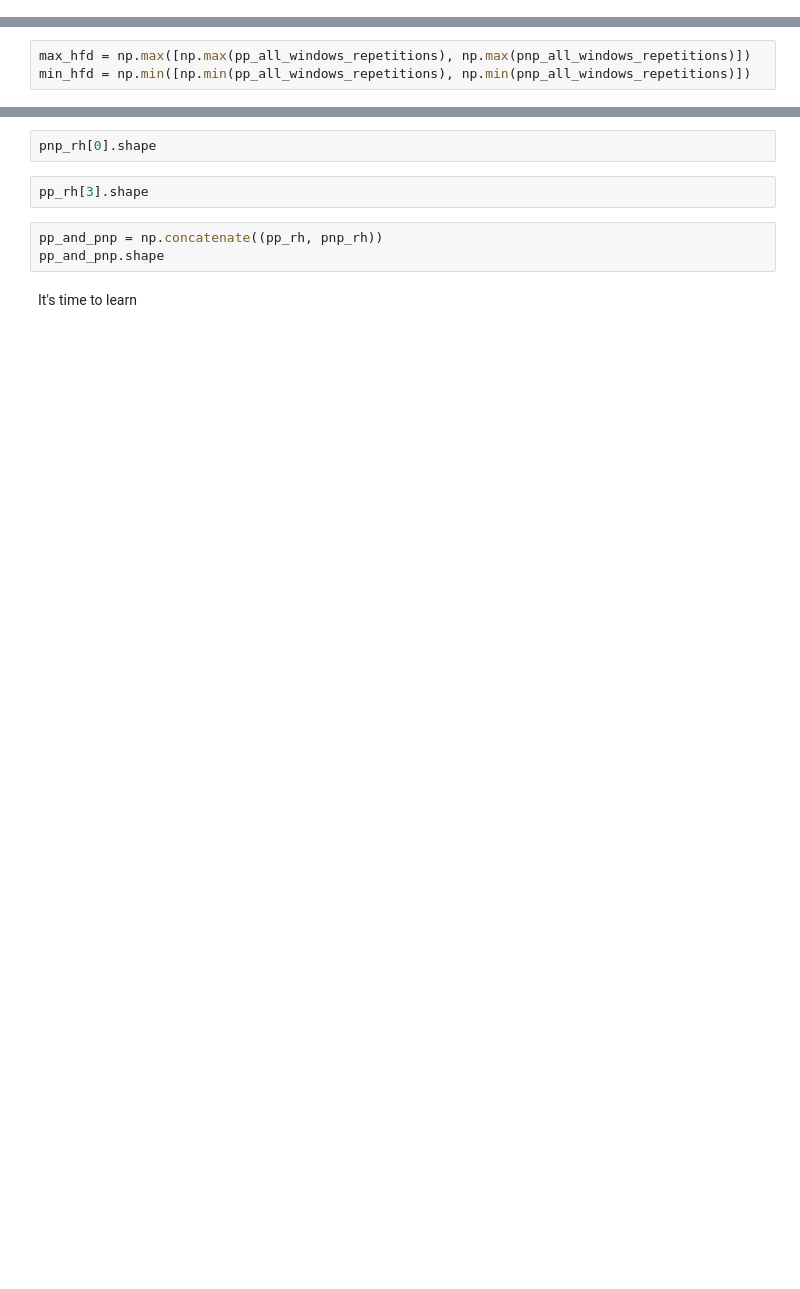
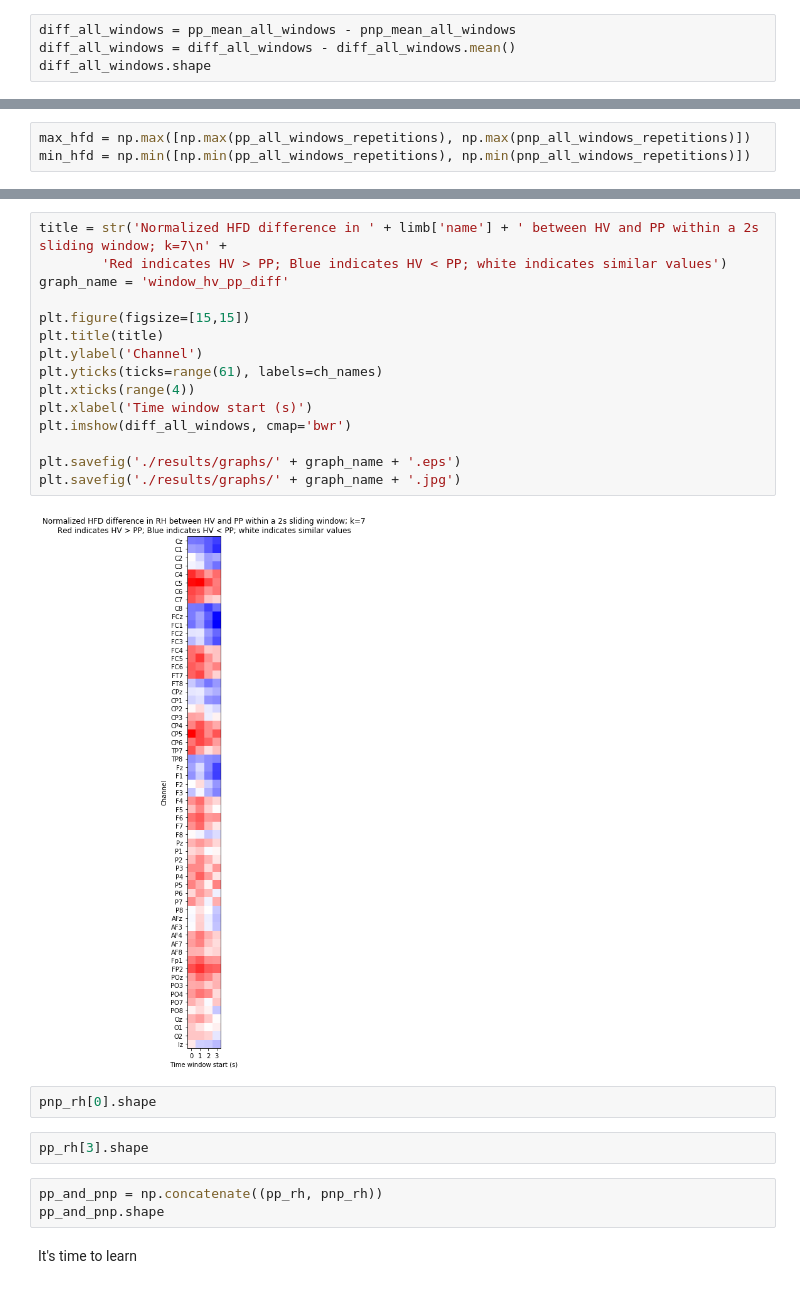
Before and after one commit to cristianch/EEG_CNP, a Jupyter notebook: notebooks/hfd_analysis.ipynb, the cells around one changed output, grey strips where cells are left out. Cells and saved outputs as stored; diff of their text form; blank space fills up the shorter version.

```diff
--- a/notebooks/hfd_analysis.ipynb
+++ b/notebooks/hfd_analysis.ipynb
@@ -113,0 +319,4 @@ pp_all_windows_repetitions.shape
+# %%
+diff_all_windows = pp_mean_all_windows - pnp_mean_all_windows
+diff_all_windows = diff_all_windows - diff_all_windows.mean()
+diff_all_windows.shape
@@ -141,3 +381,20 @@ plt.imshow(np.mean(pnp_all_windows_repetitions, axis=1).transpose())
+# %%
+title = str('Normalized HFD difference in ' + limb['name'] + ' between HV and PP within a 2s sliding window; k=7\n' +
+        'Red indicates HV > PP; Blue indicates HV < PP; white indicates similar values')
+graph_name = 'window_hv_pp_diff'
+
+plt.figure(figsize=[15,15])
+plt.title(title)
+plt.ylabel('Channel')
+plt.yticks(ticks=range(61), labels=ch_names)
+plt.xticks(range(4))
+plt.xlabel('Time window start (s)')
+plt.imshow(diff_all_windows, cmap='bwr')
+
+plt.savefig('./results/graphs/' + graph_name + '.eps')
+plt.savefig('./results/graphs/' + graph_name + '.jpg')
+# %% [output]
+[figure, added]
 # %%
 pnp_rh[0].shape
 # %%
```
Also changed, not shown: parts of 22 cells of this notebook, 12 other files.
